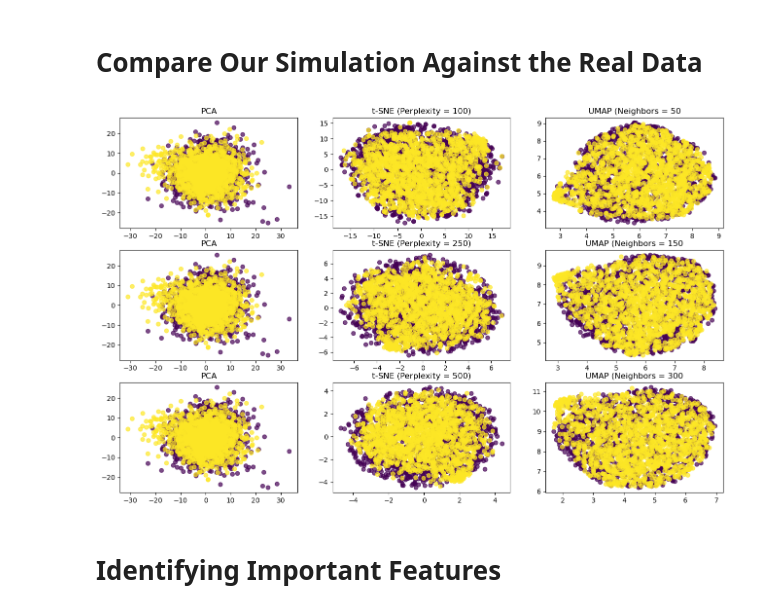
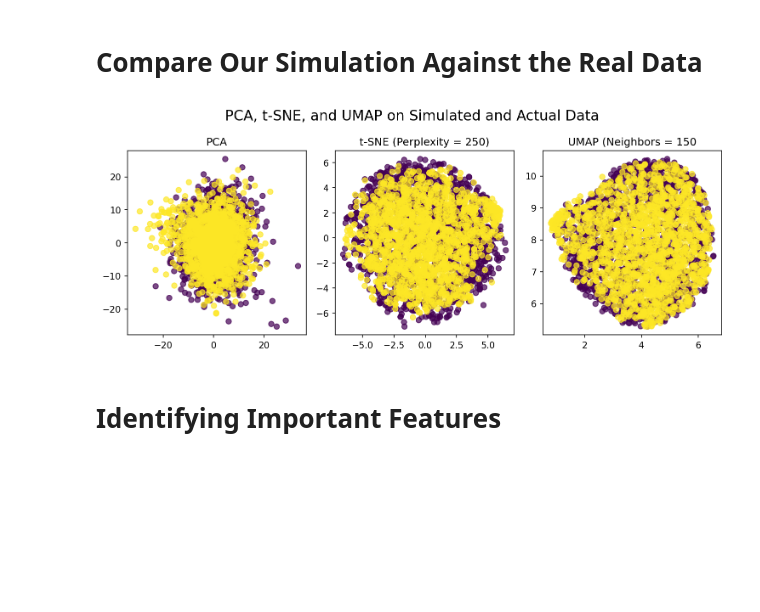
Before and after one commit to jeffxhansen/NHL_Win_Predictor, a Jupyter notebook: dylan.ipynb, the cells around one changed output. Saved outputs shown, nothing was run; the diff lists cells and outputs as text; code cells hidden in the pictures; blank space fills up the shorter version.

Commit message:
Created pca, t-sne, and umap comparison plots for act and sim data.

```diff
--- a/dylan.ipynb
+++ b/dylan.ipynb
@@ -468,49 +467,51 @@ actual.drop(columns=['TIME_REMAINING', 'WIN', 'GAME_ID', 'AWAY_CORSI_FOR',
        'AWAY_GAME_ID', 'AWAY_TIME_REMAINING', 'AWAY_WIN', 'HOME_CORSI',
        'HOME_FENWICK', 'HOME_GAME_ID', 'HOME_HIT', 'AWAY_HIT',
        'HOME_TEAM', 'HOME_TIME_REMAINING', 'HOME_WIN', 'AWAY_HOME','AWAY_TEAM', 'HOME_HOME',
        ], inplace=True)
 
 simulated.drop(columns=['time_remaining', 'home_score', 'away_score', 'game_id', 'BLOCKED_SHOT_-'], inplace=True)
 actual = actual[actual.columns.sort_values()]
 simulated = simulated[simulated.columns.sort_values()]
 simulated.columns = [f'{col[-1]}_{"_".join(col[:-1])}' for col in simulated.columns.str.split('_')]
 simulated = simulated[simulated.columns.sort_values()]
 
 # Assign labels
 actual['simulated'] = 0
 simulated['simulated'] = 1
 
 vals = actual.append(simulated)
 X, y = vals.drop(columns=['simulated']), vals.simulated
 
 # Fill all NaN's with 0
 X.fillna(0, inplace=True)
 
 # Perform PCA, t-SNE, and UMAP on the data
 X_pca = PCA(n_components=2).fit_transform(X)
 
-fig, ax = plt.subplots(3,3, figsize=(16, 10))
-i = 0
-for perp, neigh in [[100, 50], [250, 150], [500, 300]]:
-       # Compute t-SNE
-       X_tsne = TSNE(n_components=2, perplexity=perp).fit_transform(X)
+fig, ax = plt.subplots(1,3, figsize=(10, 4), dpi=150)
+perp = 250
+neigh = 150
+# Compute t-SNE
+X_tsne = TSNE(n_components=2, perplexity=perp).fit_transform(X)
 
-       # Compute UMAP
-       X_umap = UMAP(n_components=2, n_neighbors=neigh).fit_transform(X)
+# Compute UMAP
+X_umap = UMAP(n_components=2, n_neighbors=neigh).fit_transform(X)
 
-       # Plot the results
-       ax[i, 0].scatter(X_pca[:, 0], X_pca[:, 1], c=y, cmap='viridis', alpha=0.7)
-       ax[i, 0].set_title('PCA')
+# Plot the results
+ax[0].scatter(X_pca[:, 0], X_pca[:, 1], c=y, cmap='viridis', alpha=0.7)
+ax[0].set_title('PCA')
 
-       ax[i, 1].scatter(X_tsne[:, 0], X_tsne[:, 1], c=y, cmap='viridis', alpha=0.7)
-       ax[i, 1].set_title(f't-SNE (Perplexity = {perp})')
+ax[1].scatter(X_tsne[:, 0], X_tsne[:, 1], c=y, cmap='viridis', alpha=0.7)
+ax[1].set_title(f't-SNE (Perplexity = {perp})')
 
-       ax[i, 2].scatter(X_umap[:, 0], X_umap[:, 1], c=y, cmap='viridis', alpha=0.7)
-       ax[i, 2].set_title(f'UMAP (Neighbors = {neigh}')
+ax[2].scatter(X_umap[:, 0], X_umap[:, 1], c=y, cmap='viridis', alpha=0.7)
+ax[2].set_title(f'UMAP (Neighbors = {neigh}')
 
-       i += 1
+plt.suptitle('PCA, t-SNE, and UMAP on Simulated and Actual Data', fontsize=16)
+plt.tight_layout()
+plt.show()
 # %% [output]
-[figure, old version]
+[figure, new version]
 # %% [markdown]
 <h1>Identifying Important Features</h1>
 # %%
```
Also changed, not shown: parts of 1 cell of this notebook, 1 other file.
